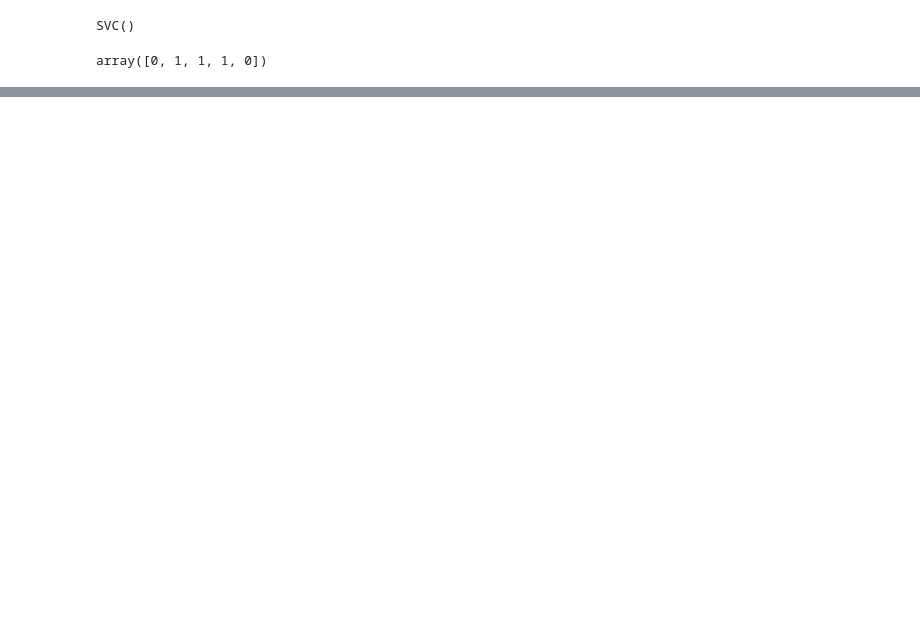
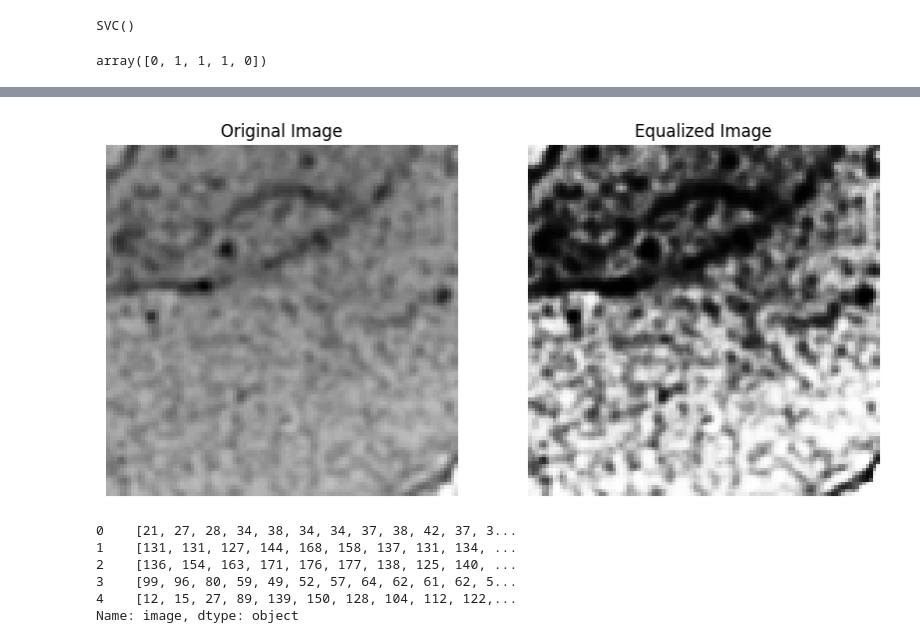
Before and after one commit to Henriquemcc/Trabalho_Pratico_-_Processamento_e_Analise_de_Imagens_-_2024-1, a Jupyter notebook: svm_kosta.ipynb, the cells around one changed output, grey strips where cells are left out. Cells and saved outputs as stored; diff of their text form; code cells hidden in the pictures; blank space fills up the shorter version.

```diff
--- a/svm_kosta.ipynb
+++ b/svm_kosta.ipynb
@@ -65,0 +85,15 @@ c or 0
+# %%
+# Plotar a imagem original e a equalizada
+def plot_images(original, equalized):
+    plt.figure(figsize=(10, 5))
+    # Mostrar imagem original
+    plt.subplot(1, 2, 1)
+    plt.title("Original Image")
+    plt.imshow(original, cmap='gray')
+    plt.axis('off')
+    # Mostrar imagem equalizada
+    plt.subplot(1, 2, 2)
+    plt.title("Equalized Image")
+    plt.imshow(equalized, cmap='gray')
+    plt.axis('off')
+    plt.show()
@@ -65,0 +105,14 @@ c or 0
+# %%
+# Plotar as imagens
+plot_images(original_image, equalized_image)
+# %% [output]
+[figure, added]
+# %%
+print(df['image'].head())
+# %% [output]
+0    [21, 27, 28, 34, 38, 34, 34, 37, 38, 42, 37, 3...
+1    [131, 131, 127, 144, 168, 158, 137, 131, 134, ...
+2    [136, 154, 163, 171, 176, 177, 138, 125, 140, ...
+3    [99, 96, 80, 59, 49, 52, 57, 64, 62, 61, 62, 5...
+4    [12, 15, 27, 89, 139, 150, 128, 104, 112, 122,...
+Name: image, dtype: object
```
Also changed, not shown: parts of 9 cells of this notebook.
